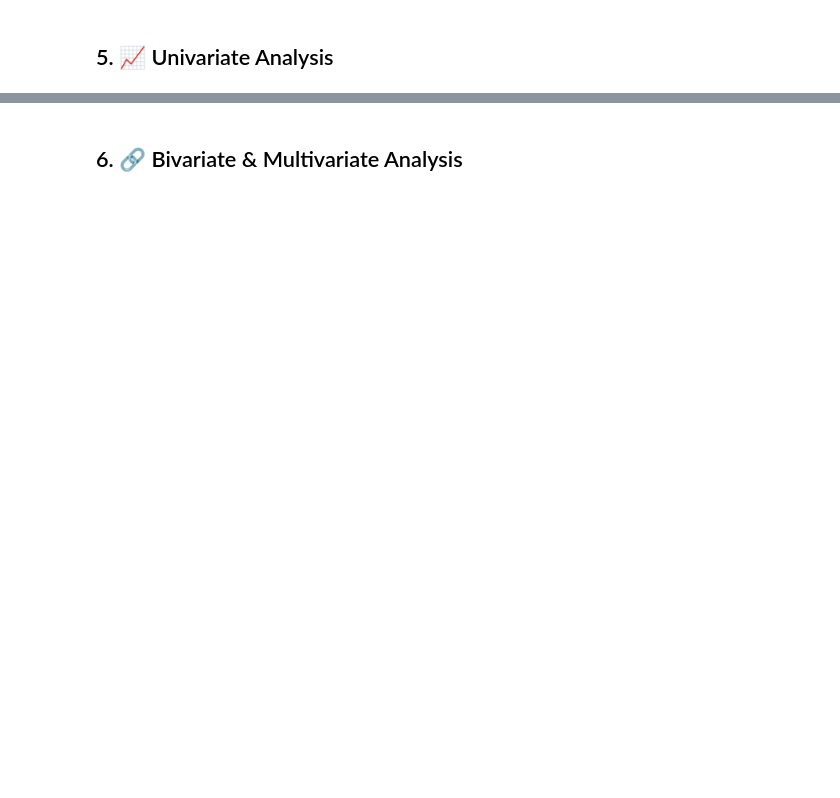
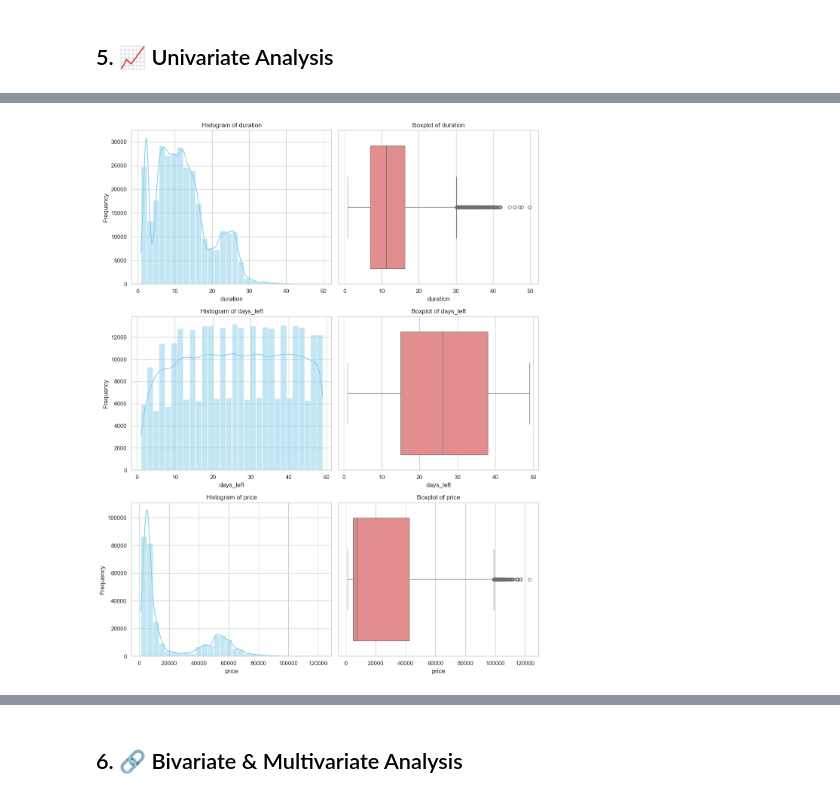
Before and after one commit to Amit-Nikumbh/eda-case-studies, a Jupyter notebook: airlines-flights-eda/airlines_eda.ipynb, the cells around one changed output, grey strips where cells are left out. Saved outputs shown, nothing was run; the diff lists cells and outputs as text; code cells hidden in the pictures; blank space fills up the shorter version.

Commit message:
Add airlines EDA

```diff
--- a/airlines-flights-eda/airlines_eda.ipynb
+++ b/airlines-flights-eda/airlines_eda.ipynb
@@ -16,9 +32,13 @@ import numpy as np
 import pandas as pd
 import matplotlib.pyplot as plt
 import seaborn as sns
+from scipy.stats import trim_mean
 
 pd.set_option('display.max_columns', None)
 pd.set_option('display.max_rows', 100)
-sns.set(style="whitegrid")
+pd.set_option('display.precision', 2)
+pd.set_option('display.float_format', '{:.2f}'.format)
+pd.set_option('display.width', 1000)
+sns.set_theme(style="whitegrid")
 # %% [markdown]
 ## 2. 📂 Load Data
@@ -27,0 +45,10 @@ df.shape, df.head()
+# %%
+'''
+Here data already has index column so setting  to 0 while reading csv file.
+'''
+df = pd.read_csv('data\\airlines_flights_data.csv', index_col=0)  ##Read airline_flights_data
+
+df_shape = df.shape  ##Get the shape of dataframe
+print(f"Database has {df_shape[0]} rows and {df_shape[1]} columns")
+
+df.head()  ##print first 5 rows of dataframe
@@ -32,0 +92,5 @@ df.describe(include='all')
+# %%
+cat_cols = df.select_dtypes(exclude=np.number).columns
+df[cat_cols] = df[cat_cols].astype('category')  ##Convert categorical columns to 'category' dtype
+
+df.dtypes  ##Get the data types of each column
@@ -45,0 +162,19 @@ plt.show()
+# %%
+fig, axes = plt.subplots(len(num_cols), 2, figsize=(12, 5 * len(num_cols)))
+
+for i, col in enumerate(num_cols):
+    # Histogram
+    sns.histplot(df[col], ax=axes[i, 0], kde=True, bins=30, color='skyblue')
+    axes[i, 0].set_title(f'Histogram of {col}')
+    axes[i, 0].set_xlabel(col)
+    axes[i, 0].set_ylabel('Frequency')
+
+    # Boxplot
+    sns.boxplot(x=df[col], ax=axes[i, 1], color='lightcoral')
+    axes[i, 1].set_title(f'Boxplot of {col}')
+    axes[i, 1].set_xlabel(col)
+
+plt.tight_layout()
+plt.show()
+# %% [output]
+[figure, added]
```
Also changed, not shown: parts of 50 cells of this notebook, 11 other files.
